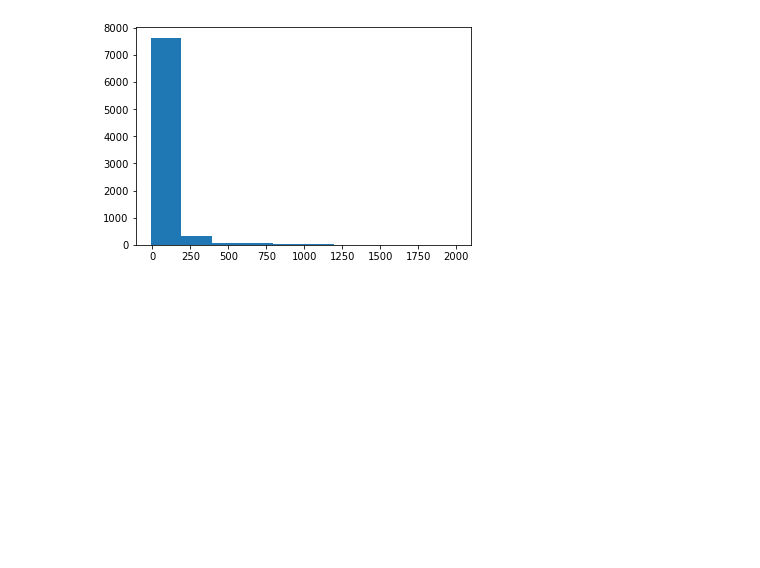
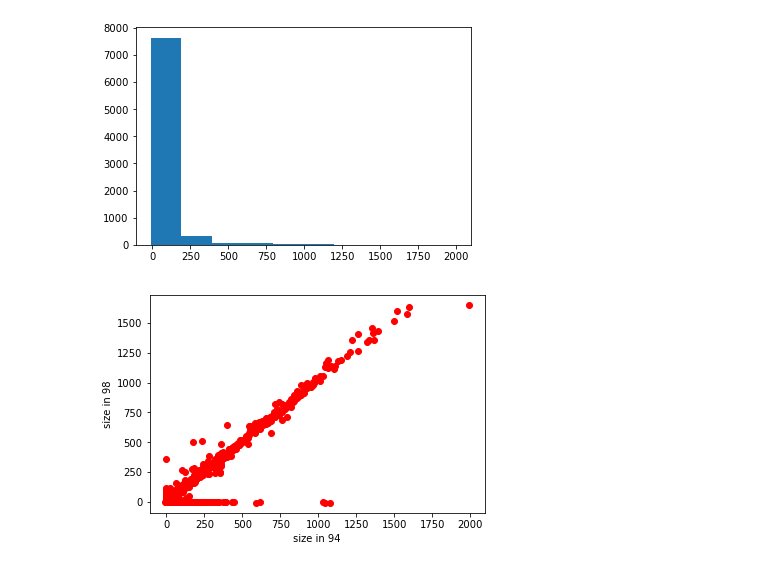
Before and after one commit to kelseydjiang/EEB-177-Github, a Jupyter notebook: exercise-7/exercise-7.ipynb, the cells around one changed output. Cells and saved outputs as stored; diff of their text form; code cells hidden in the pictures; blank space fills up the shorter version.

```diff
--- a/exercise-7/exercise-7.ipynb
+++ b/exercise-7/exercise-7.ipynb
@@ -84,3 +84,14 @@ plt.hist(sizes_in_1994, log = False)
 plt.show()
 # %% [output]
 [figure]
+# %%
+sizes_in_1994 = list(sizes_94.values())
+sizes_in_1998 = list(sizes_98.values())
+plt.plot(sizes_in_1994, sizes_in_1998, 'ro')
+plt.xlabel("size in 94")
+plt.ylabel("size in 98")
+plt.show()
+
+# 'ro' makes the plot red and dotted instead of the default blue and lines
+# %% [output]
+[figure, added]
```
